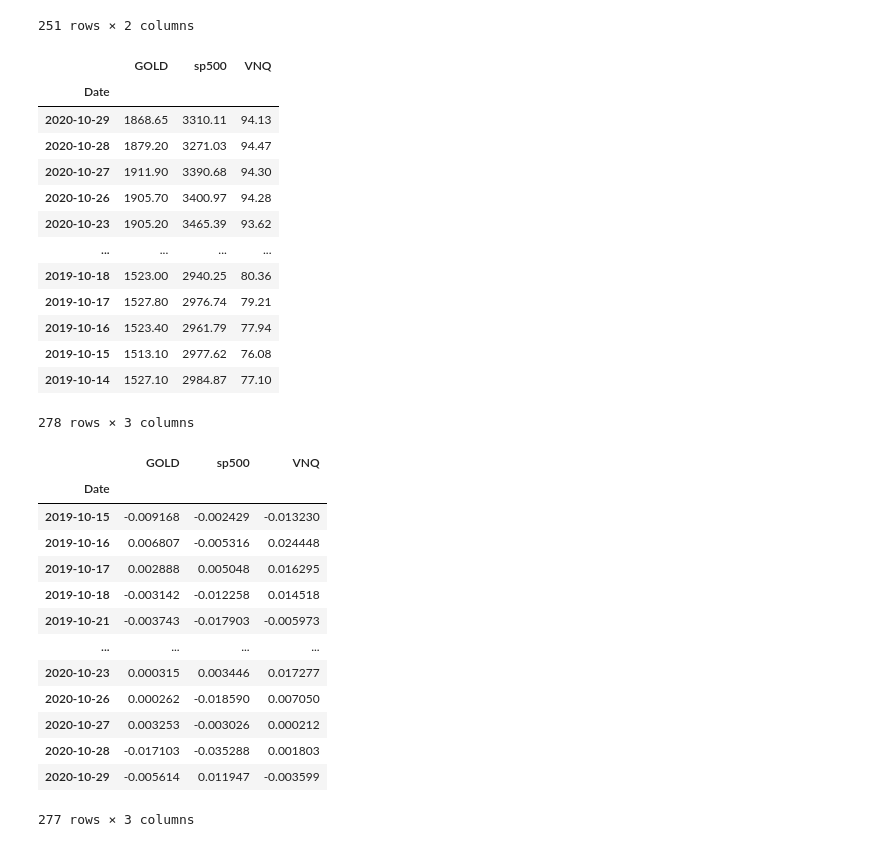
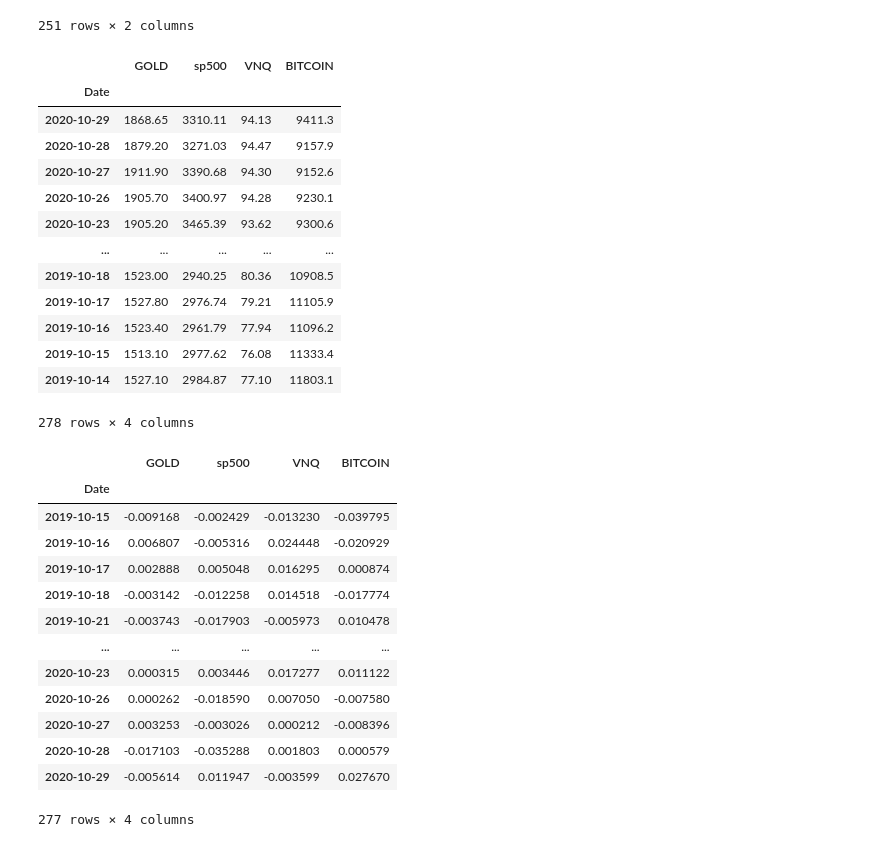
Before and after one commit to Milticket414/Dream-Team, a Jupyter notebook: notebooks/jorge.ipynb, the cells around one changed output. Drawn from its saved outputs; the diff is of its cells as text; code cells hidden in the pictures.

```diff
--- a/notebooks/jorge.ipynb
+++ b/notebooks/jorge.ipynb
@@ -173,54 +173,54 @@ faang_df
 | 250 | 2020-10-28 | -0.038724 |
 251 rows × 2 columns
 # %%
-new_assets = pd.concat([gold_df, sp500_df, vnq_df], axis=1, join= "inner")
+new_assets = pd.concat([gold_df, sp500_df, vnq_df, bitcoin_df], axis=1, join= "inner")
 new_assets
 
 Cols = list(new_assets.columns)
 
 for i, item in enumerate(new_assets.columns):
     if item in new_assets.columns[:i]:Cols[i] = "toDROP"
 
 new_assets.columns = Cols
 
 joining_assets = new_assets.drop("toDROP", 1).set_index("Date").dropna()
 
 joining_assets
 # %% [output]
-|  | GOLD | sp500 | VNQ |
-| Date |  |  |  |
-| 2020-10-29 | 1868.65 | 3310.11 | 94.13 |
-| 2020-10-28 | 1879.20 | 3271.03 | 94.47 |
-| 2020-10-27 | 1911.90 | 3390.68 | 94.30 |
-| 2020-10-26 | 1905.70 | 3400.97 | 94.28 |
-| 2020-10-23 | 1905.20 | 3465.39 | 93.62 |
-| ... | ... | ... | ... |
-| 2019-10-18 | 1523.00 | 2940.25 | 80.36 |
-| 2019-10-17 | 1527.80 | 2976.74 | 79.21 |
-| 2019-10-16 | 1523.40 | 2961.79 | 77.94 |
-| 2019-10-15 | 1513.10 | 2977.62 | 76.08 |
-| 2019-10-14 | 1527.10 | 2984.87 | 77.10 |
+|  | GOLD | sp500 | VNQ | BITCOIN |
+| Date |  |  |  |  |
+| 2020-10-29 | 1868.65 | 3310.11 | 94.13 | 9411.3 |
+| 2020-10-28 | 1879.20 | 3271.03 | 94.47 | 9157.9 |
+| 2020-10-27 | 1911.90 | 3390.68 | 94.30 | 9152.6 |
+| 2020-10-26 | 1905.70 | 3400.97 | 94.28 | 9230.1 |
+| 2020-10-23 | 1905.20 | 3465.39 | 93.62 | 9300.6 |
+| ... | ... | ... | ... | ... |
+| 2019-10-18 | 1523.00 | 2940.25 | 80.36 | 10908.5 |
+| 2019-10-17 | 1527.80 | 2976.74 | 79.21 | 11105.9 |
+| 2019-10-16 | 1523.40 | 2961.79 | 77.94 | 11096.2 |
+| 2019-10-15 | 1513.10 | 2977.62 | 76.08 | 11333.4 |
+| 2019-10-14 | 1527.10 | 2984.87 | 77.10 | 11803.1 |
-278 rows × 3 columns
+278 rows × 4 columns
 # %%
 joining_assets.sort_values(by=["Date"], inplace=True, ascending=True)
 # %%
 no_bitcoin_assets = joining_assets.pct_change().dropna()
 no_bitcoin_assets
 # %% [output]
-|  | GOLD | sp500 | VNQ |
-| Date |  |  |  |
-| 2019-10-15 | -0.009168 | -0.002429 | -0.013230 |
-| 2019-10-16 | 0.006807 | -0.005316 | 0.024448 |
-| 2019-10-17 | 0.002888 | 0.005048 | 0.016295 |
-| 2019-10-18 | -0.003142 | -0.012258 | 0.014518 |
-| 2019-10-21 | -0.003743 | -0.017903 | -0.005973 |
-| ... | ... | ... | ... |
-| 2020-10-23 | 0.000315 | 0.003446 | 0.017277 |
-| 2020-10-26 | 0.000262 | -0.018590 | 0.007050 |
-| 2020-10-27 | 0.003253 | -0.003026 | 0.000212 |
-| 2020-10-28 | -0.017103 | -0.035288 | 0.001803 |
-| 2020-10-29 | -0.005614 | 0.011947 | -0.003599 |
+|  | GOLD | sp500 | VNQ | BITCOIN |
+| Date |  |  |  |  |
+| 2019-10-15 | -0.009168 | -0.002429 | -0.013230 | -0.039795 |
+| 2019-10-16 | 0.006807 | -0.005316 | 0.024448 | -0.020929 |
+| 2019-10-17 | 0.002888 | 0.005048 | 0.016295 | 0.000874 |
+| 2019-10-18 | -0.003142 | -0.012258 | 0.014518 | -0.017774 |
+| 2019-10-21 | -0.003743 | -0.017903 | -0.005973 | 0.010478 |
+| ... | ... | ... | ... | ... |
+| 2020-10-23 | 0.000315 | 0.003446 | 0.017277 | 0.011122 |
+| 2020-10-26 | 0.000262 | -0.018590 | 0.007050 | -0.007580 |
+| 2020-10-27 | 0.003253 | -0.003026 | 0.000212 | -0.008396 |
+| 2020-10-28 | -0.017103 | -0.035288 | 0.001803 | 0.000579 |
+| 2020-10-29 | -0.005614 | 0.011947 | -0.003599 | 0.027670 |
-277 rows × 3 columns
+277 rows × 4 columns
 # %%
 no_bitcoin_assets.reset_index()
 # %% [output]
```
Also changed, not shown: parts of 12 cells of this notebook, 1 other file.
